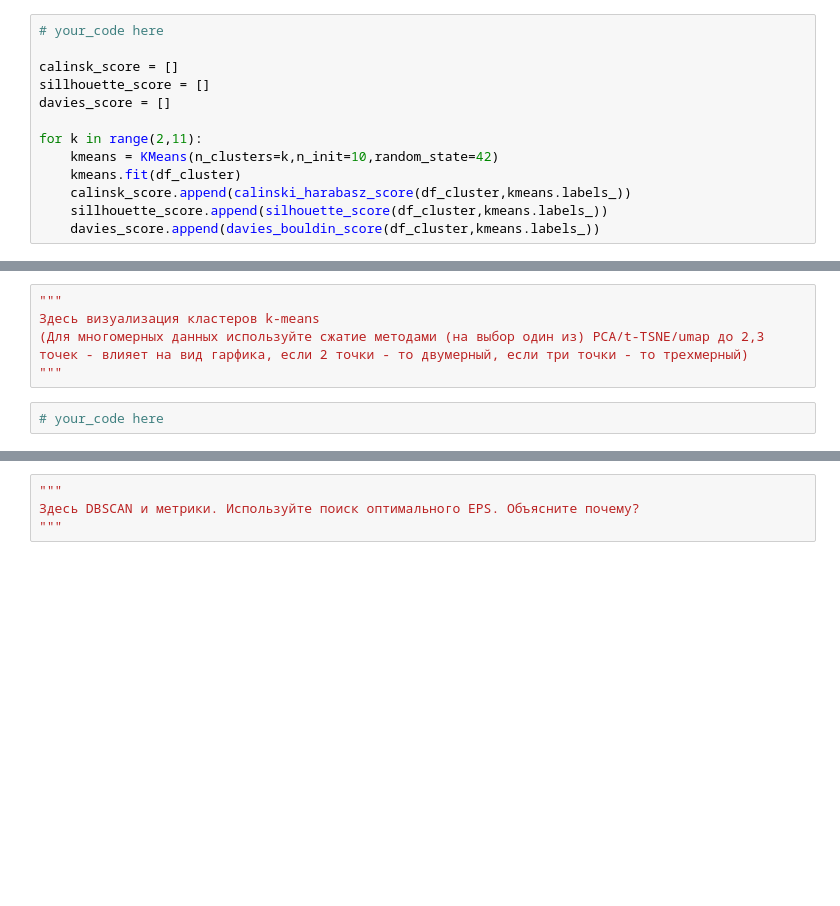
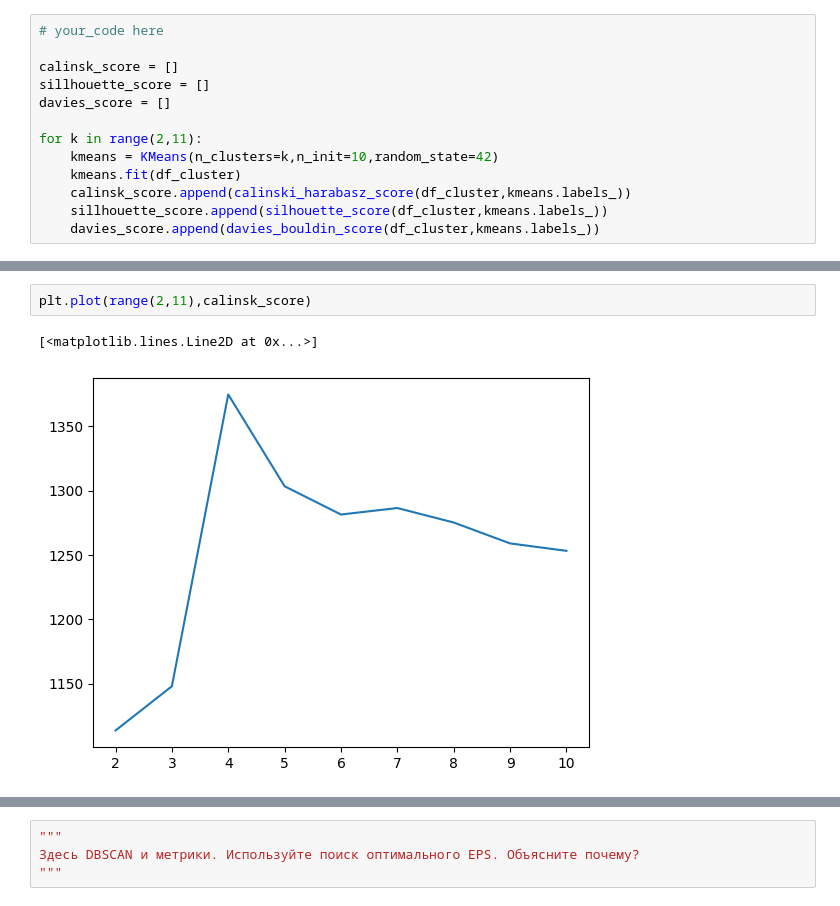
Before and after one commit to KOT1HATOP/ml_labs, a Jupyter notebook: lab4/Задание_4.ipynb, the cells around one changed output, grey strips where cells are left out. Saved outputs shown, nothing was run; the diff lists cells and outputs as text; blank space fills up the shorter version.

```diff
--- a/lab4/Задание_4.ipynb
+++ b/lab4/Задание_4.ipynb
@@ -248,7 +248,5 @@ print(f"Число кластеров davies_bouldin_score - {davies_score.index
-# %%
-"""
-Здесь визуализация кластеров k-means
-(Для многомерных данных используйте сжатие методами (на выбор один из) PCA/t-TSNE/umap до 2,3 точек - влияет на вид гарфика, если 2 точки - то двумерный, если три точки - то трехмерный)
-"""
-# %%
-# your_code here
+# %%
+plt.plot(range(2,11),calinsk_score)
+# %% [output]
+[<matplotlib.lines.Line2D at 0x...>]
+[figure, added]
```
Also changed, not shown: parts of 36 cells of this notebook.
